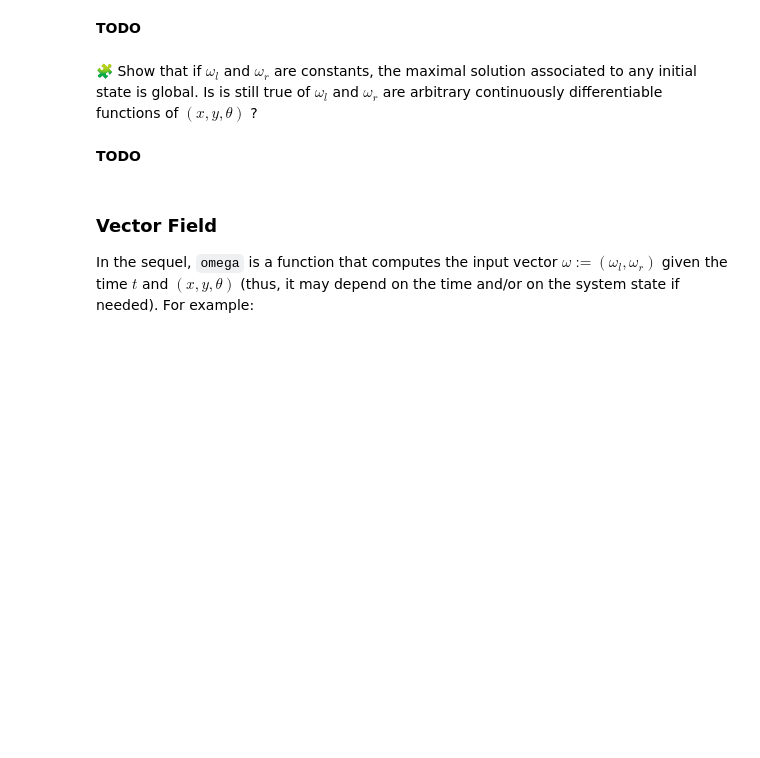
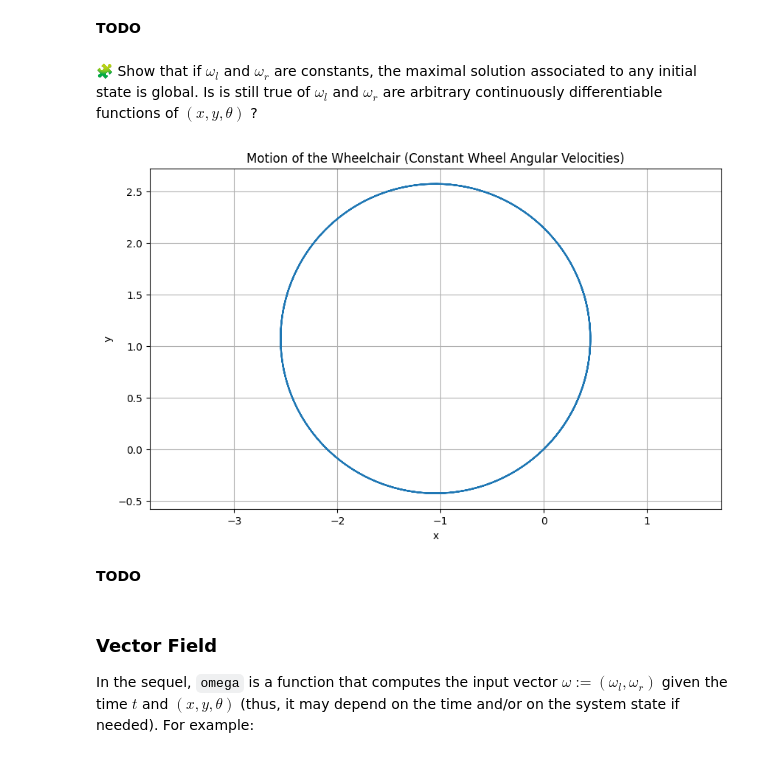
Before and after one commit to Adellah-bellahmama/control-engineering-with-python-project-2023-2024, a Jupyter notebook: Project-part-1.ipynb, the cells around one changed output. Saved outputs shown, nothing was run; the diff lists cells and outputs as text; code cells hidden in the pictures; blank space fills up the shorter version.

```diff
--- a/Project-part-1.ipynb
+++ b/Project-part-1.ipynb
@@ -186,6 +235,48 @@ def differential_drive_kinematics(omega_l, omega_r, theta, r, L):
 **TODO**
 # %% [markdown]
 🧩 Show that if $\omega_l$ and $\omega_r$ are constants, the maximal solution associated to any initial state is global. Is is still true of $\omega_l$ and $\omega_r$ are arbitrary continuously differentiable functions of $(x, y, \theta)$ ?
+# %%
+omega_l = 1  # Constant left wheel angular velocity
+omega_r = 5  # Constant right wheel angular velocity
+
+#These equations are separable and can be integrated directly. Since omega_l and omega_r are constants, the solution will be defined for all t
+#and will not diverge, thus demonstrating that the maximal solution is global.
+# Initial state
+x0, y0, theta0 = 0, 0, np.pi/4  # Initial position (x, y) and orientation theta
+
+# Time
+dt = 0.01
+t_max = 10
+t_values = np.arange(0, t_max, dt)
+
+# Function to compute derivatives
+def compute_derivatives(x, y, theta):
+    x_dot = r / 2 * (omega_r + omega_l) * np.cos(theta)
+    y_dot = r / 2 * (omega_r + omega_l) * np.sin(theta)
+    theta_dot = r / (2 * L) * (omega_r - omega_l)
+    return x_dot, y_dot, theta_dot
+
+# Simulation
+x_values = [x0]
+y_values = [y0]
+theta_values = [theta0]
+for t in t_values[:-1]:
+    x_dot, y_dot, theta_dot = compute_derivatives(x_values[-1], y_values[-1], theta_values[-1])
+    x_values.append(x_values[-1] + x_dot * dt)
+    y_values.append(y_values[-1] + y_dot * dt)
+    theta_values.append(theta_values[-1] + theta_dot * dt)
+
+# Plot
+plt.figure(figsize=(10, 6))
+plt.plot(x_values, y_values)
+plt.xlabel('x')
+plt.ylabel('y')
+plt.title('Motion of the Wheelchair (Constant Wheel Angular Velocities)')
+plt.grid(True)
+plt.axis('equal')
+plt.show()
+# %% [output]
+[figure, added]
 # %% [markdown]
 **TODO**
 # %% [markdown]
```
Also changed, not shown: parts of 2 cells of this notebook.
